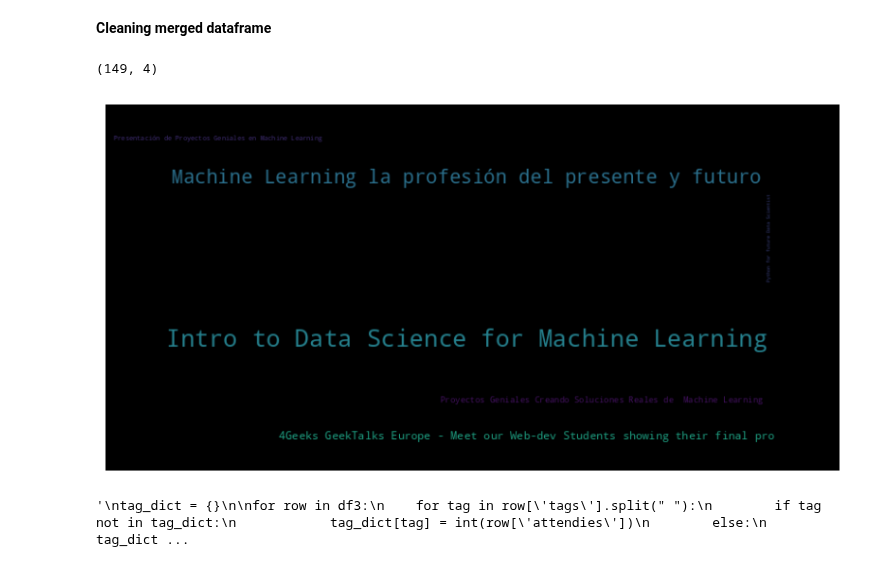
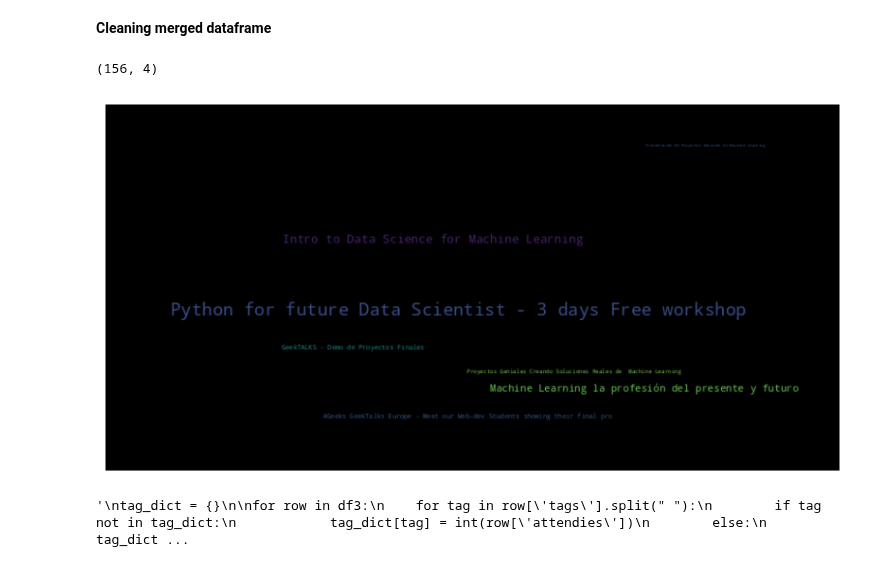
Before and after one commit to breatheco-de/dataflow-project-events, a Jupyter notebook: notebooks/draft_cleaning_notebook.ipynb, the cells around one changed output. Saved outputs shown, nothing was run; the diff lists cells and outputs as text; code cells hidden in the pictures.

```diff
--- a/notebooks/draft_cleaning_notebook.ipynb
+++ b/notebooks/draft_cleaning_notebook.ipynb
@@ -88,7 +81,7 @@ merged['published_at'] = merged['published_at'].apply(pd.to_datetime)
 # %%
 #Replacing commas in certain columns
 
-merged['tags'] = merged['tags'].str.replace(',', ' ')
+merged['tags'] = merged['tags'].str.replace(',', '|')
 merged['description'] = merged['description'].str.replace(',', ' ')
 merged['title'] = merged['title'].str.replace(',', ' ')
 
@@ -104,20 +97,23 @@ merged['lang'] = np.where((merged['event_id'].isin([35,36,38,40,414,37,130,123,4
                                                     260,263,142,183,140,432,261,363,264,344,340,308,316])),'es', merged['lang'])
 
 merged['lang'] = np.where((merged['event_id'].isin([39,43,187,45,44,190,144,50,51,126,180,191,132,129,120,185,188,197,200,
-                                                    194,199,201,202,206,216,208,252,214,251,254,368,357,124,207,210,215])),'en', merged['lang'])
+                                                    194,199,201,202,206,216,208,252,214,251,254,368,357,124,207,210,215])),'en',
+                                                    merged['lang'])
 # %%
 #create a event tags dataframe to explode tags
 
 tags_df = merged.groupby(['event_id','title','tags'])['tags'].agg(['count']).reset_index()
 # %%
-tags_df.rename(columns = {'count':'attendies'}, inplace = True)
+tags_df.rename(columns = {'count':'event_registrants'}, inplace = True)
 tags_df.shape
 # %% [output]
-(149, 4)
+(156, 4)
 # %%
-#converting tags column in a list instead of string
+#converting tags column in lowercase and then in a list instead of string
 
-tags_df['tags'] = tags_df.tags.apply(lambda x: x.split(' '))
+tags_df['tags'] = tags_df['tags'].str.lower()
+
+tags_df['tags'] = tags_df.tags.apply(lambda x: x.split('|'))
 # %%
 #Exploding the list to rows
 
@@ -125,22 +121,22 @@ tags_df = tags_df.explode('tags').drop_duplicates()
 # %%
 #Creating a word cloud
 
 import matplotlib.pyplot as plt
 from wordcloud import WordCloud
 
 
 df_wc = tags_df[(tags_df['tags'] =='tech-machinelearning')]
 
-df_wc = df_wc[['title','attendies']]
-df_wc = df_wc.set_index('title').to_dict()['attendies']
+df_wc = df_wc[['title','event_registrants']]
+df_wc = df_wc.set_index('title').to_dict()['event_registrants']
 
 wc = WordCloud(width=800, height=400, max_words=200,).generate_from_frequencies(df_wc)
 plt.figure(figsize=(10, 10))
 plt.imshow(wc, interpolation='bilinear')
 plt.axis('off')
 plt.show()
 # %% [output]
-[figure, old version]
+[figure, new version]
 # %%
 '''
 tag_dict = {}
```
Also changed, not shown: parts of 11 cells of this notebook, 15 other files.
